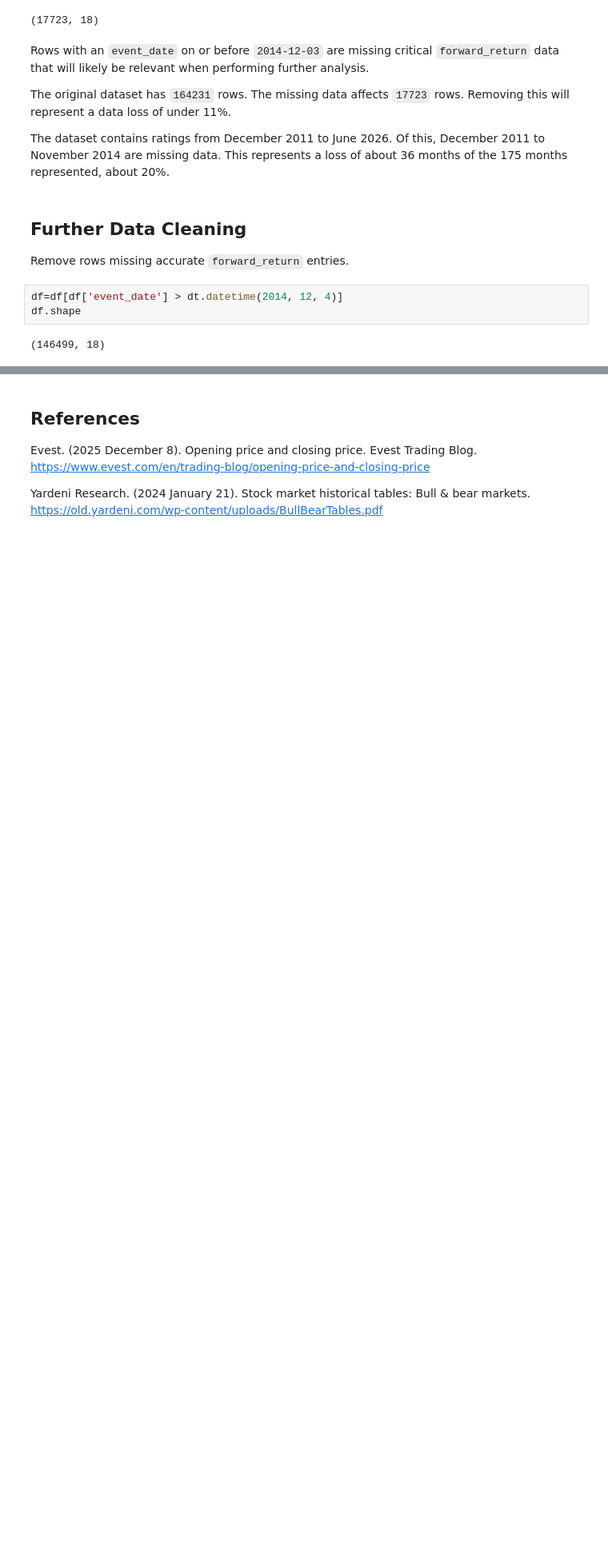
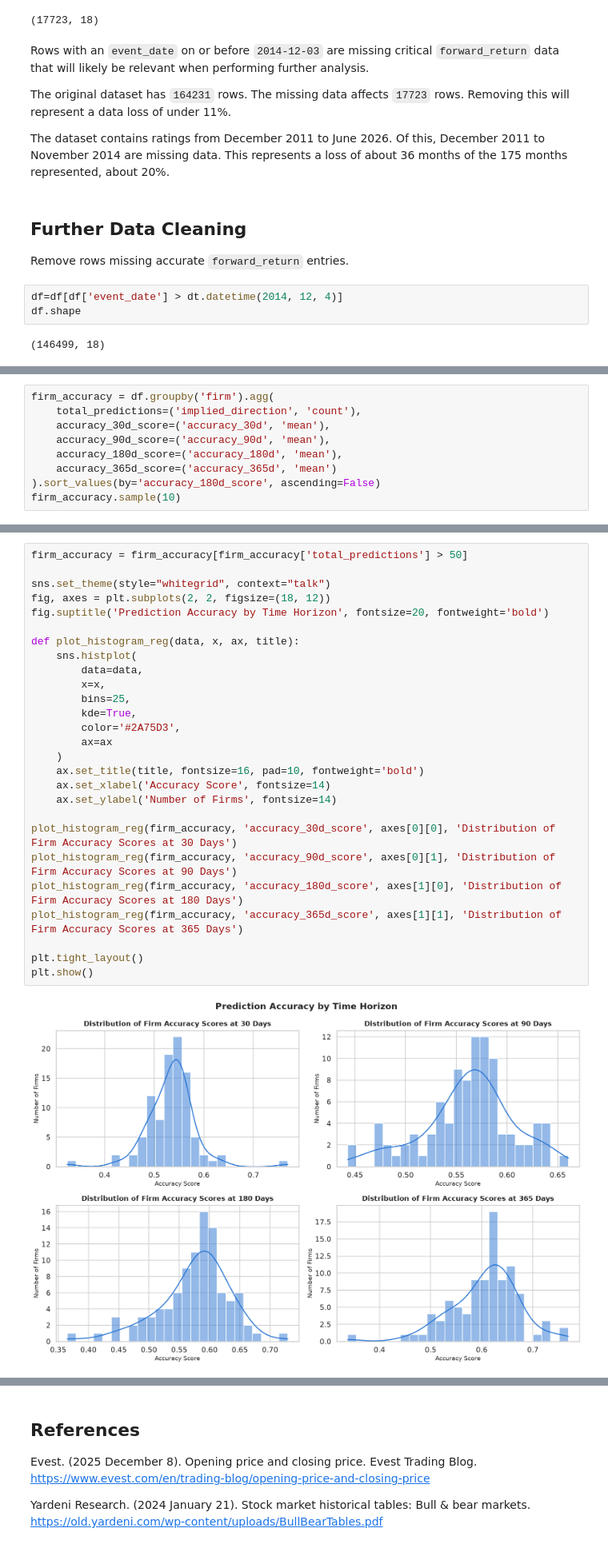
Before and after one commit to dkeate/WGU-BSDA-Capstone, a Jupyter notebook: eda/sp_500_eda.ipynb, the cells around one changed output, grey strips where cells are left out. Shown at 80% size. Saved outputs shown, nothing was run; the diff lists cells and outputs as text; blank space fills up the shorter version.

```diff
--- a/eda/sp_500_eda.ipynb
+++ b/eda/sp_500_eda.ipynb
@@ -322,0 +405,9 @@ Begin by looking into the stated and approved hypothesis, "Analyst firms classif
+# %%
+firm_accuracy = df.groupby('firm').agg(
+    total_predictions=('implied_direction', 'count'),
+    accuracy_30d_score=('accuracy_30d', 'mean'),
+    accuracy_90d_score=('accuracy_90d', 'mean'),
+    accuracy_180d_score=('accuracy_180d', 'mean'),
+    accuracy_365d_score=('accuracy_365d', 'mean')
+).sort_values(by='accuracy_180d_score', ascending=False)
+firm_accuracy.sample(10)
@@ -322,0 +427,29 @@ Begin by looking into the stated and approved hypothesis, "Analyst firms classif
+# %%
+firm_accuracy = firm_accuracy[firm_accuracy['total_predictions'] > 50]
+
+sns.set_theme(style="whitegrid", context="talk")
+fig, axes = plt.subplots(2, 2, figsize=(18, 12))
+fig.suptitle('Prediction Accuracy by Time Horizon', fontsize=20, fontweight='bold')
+
+def plot_histogram_reg(data, x, ax, title):
+    sns.histplot(
+        data=data,
+        x=x,
+        bins=25,
+        kde=True,
+        color='#2A75D3',
+        ax=ax
+    )
+    ax.set_title(title, fontsize=16, pad=10, fontweight='bold')
+    ax.set_xlabel('Accuracy Score', fontsize=14)
+    ax.set_ylabel('Number of Firms', fontsize=14)
+
+plot_histogram_reg(firm_accuracy, 'accuracy_30d_score', axes[0][0], 'Distribution of Firm Accuracy Scores at 30 Days')
+plot_histogram_reg(firm_accuracy, 'accuracy_90d_score', axes[0][1], 'Distribution of Firm Accuracy Scores at 90 Days')
+plot_histogram_reg(firm_accuracy, 'accuracy_180d_score', axes[1][0], 'Distribution of Firm Accuracy Scores at 180 Days')
+plot_histogram_reg(firm_accuracy, 'accuracy_365d_score', axes[1][1], 'Distribution of Firm Accuracy Scores at 365 Days')
+
+plt.tight_layout()
+plt.show()
+# %% [output]
+[figure, added]
```
Also changed, not shown: parts of 22 cells of this notebook, 3 other files.
